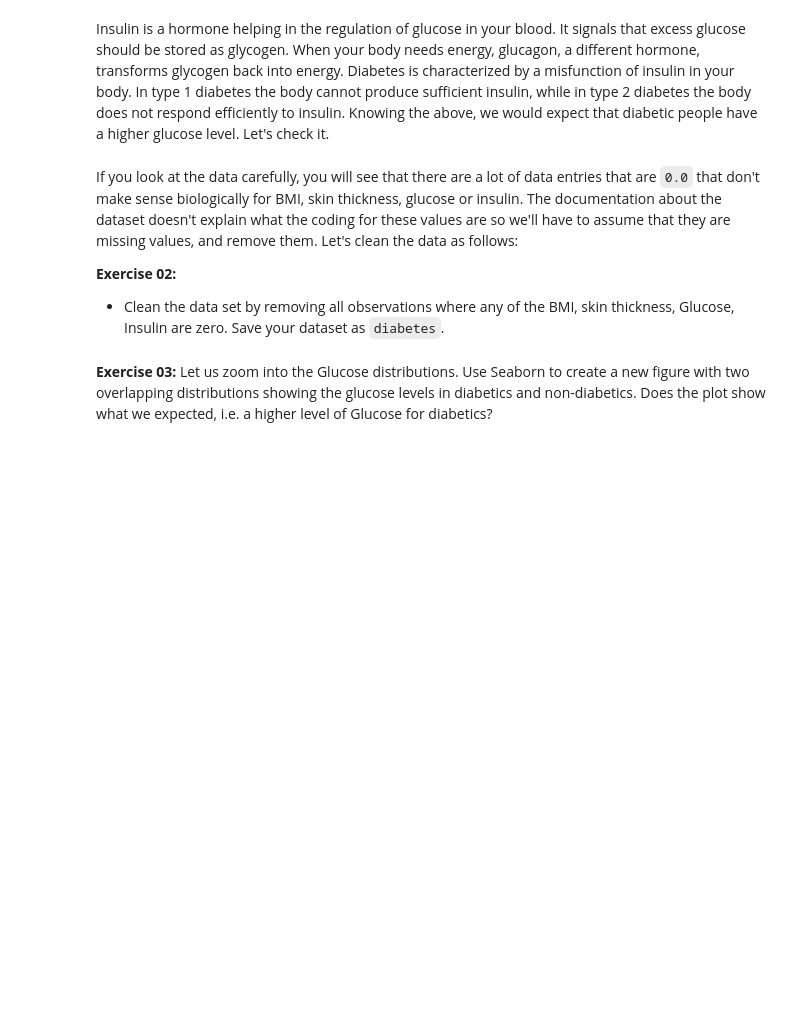
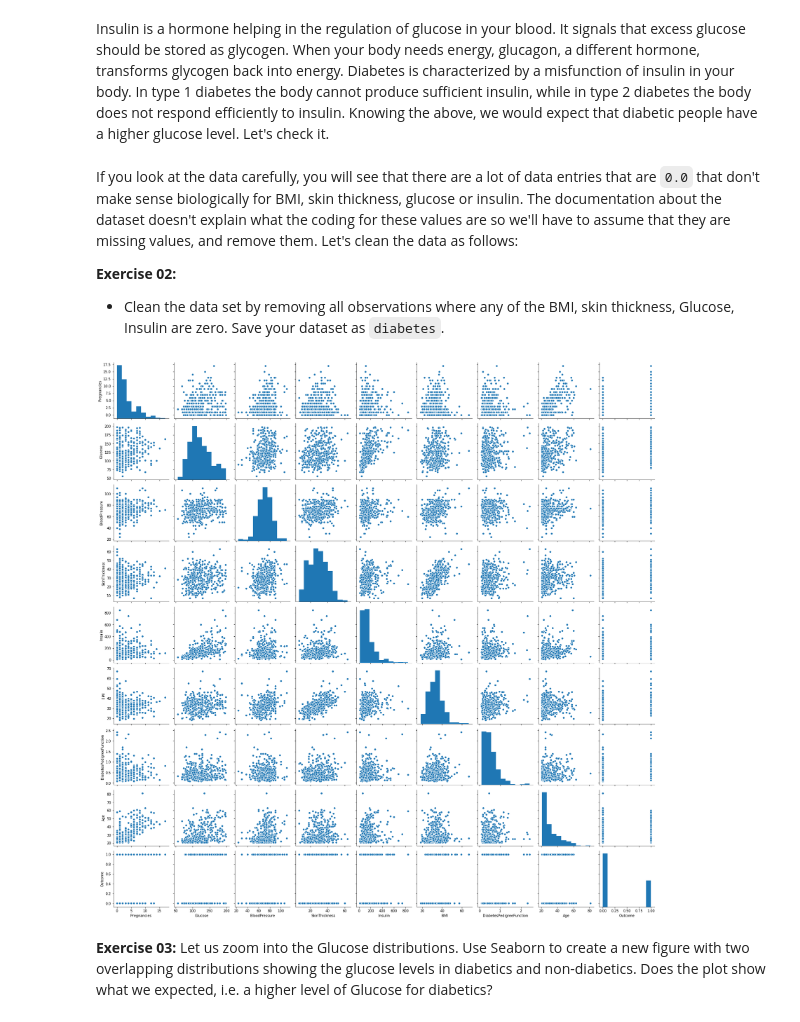
Before and after one commit to Leonard907/Work, a Jupyter notebook: FDS/week07-linear-models/week-07-Linear-Models.ipynb, the cells around one changed output. Cells and saved outputs as stored; diff of their text form; code cells hidden in the pictures; blank space fills up the shorter version.

```diff
--- a/FDS/week07-linear-models/week-07-Linear-Models.ipynb
+++ b/FDS/week07-linear-models/week-07-Linear-Models.ipynb
@@ -61,2 +72,10 @@ If you look at the data carefully, you will see that there are a lot of data ent
+# %%
+# Your code
+clean_up = (diabetes_raw.Insulin != 0) & (diabetes_raw.BMI != 0) & (diabetes_raw.SkinThickness != 0) & (diabetes_raw.Glucose != 0)
+diabetes = diabetes_raw[clean_up]
+sns.pairplot(diabetes)
+plt.show()
+# %% [output]
+[figure, added]
 # %% [markdown]
 **Exercise 03:** Let us zoom into the Glucose distributions. Use Seaborn to create a new figure with two overlapping distributions showing the glucose levels in diabetics and non-diabetics. Does the plot show what we expected, i.e. a higher level of Glucose for diabetics?
```
Also changed, not shown: parts of 40 cells of this notebook, 8 other files.
